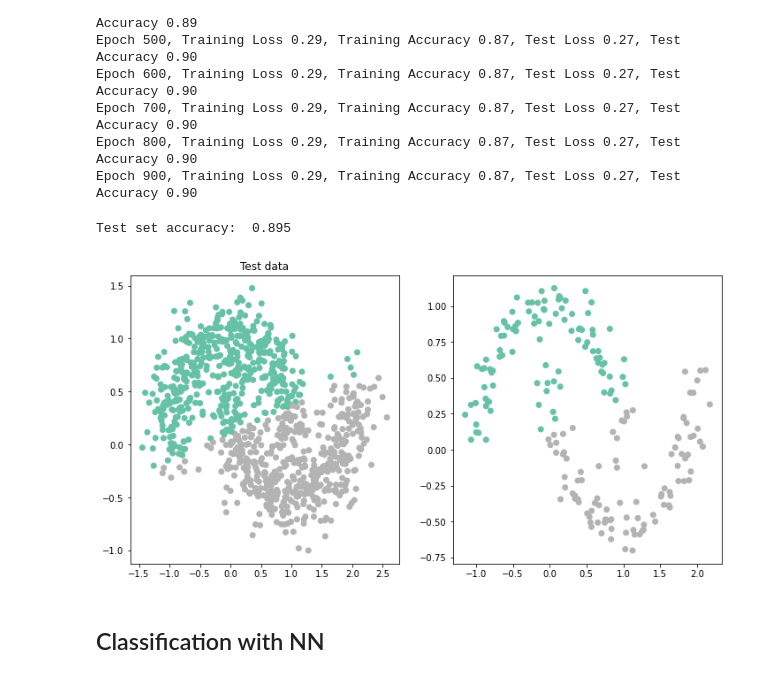
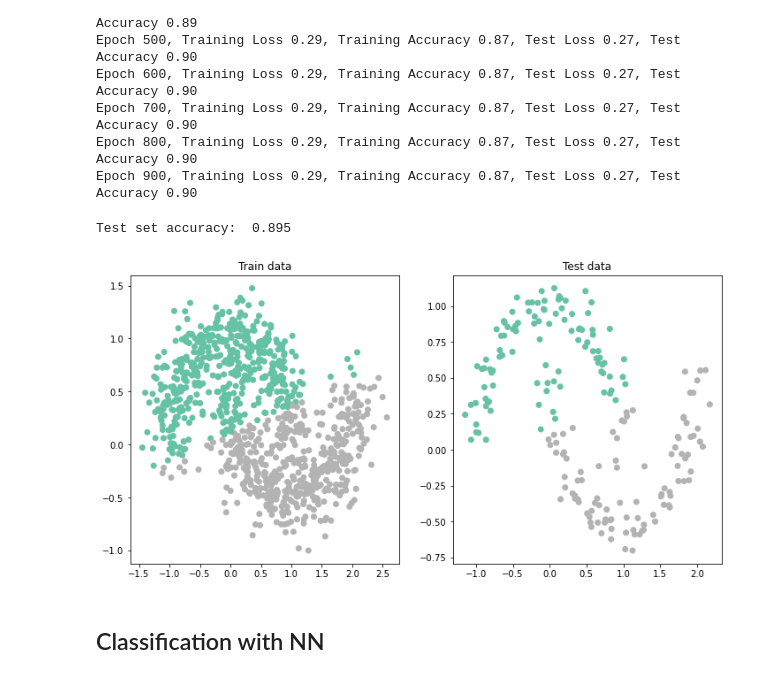
Before and after one commit to DIG-Kaust/MLgeoscience, a Jupyter notebook: labs/notebooks/BasicTorch/2_BasicPytorch.ipynb, the cells around one changed output. Saved outputs shown, nothing was run; the diff lists cells and outputs as text; code cells hidden in the pictures.

```diff
--- a/labs/notebooks/2_BasicPytorch.ipynb
+++ b/labs/notebooks/BasicTorch/2_BasicPytorch.ipynb
@@ -674,17 +678,17 @@ Epoch 900, Training Loss 0.29, Training Accuracy 0.87, Test Loss 0.27, Test Accu
 # %%
 network.eval()
 with torch.no_grad():
     a_train = network(X_train)
     a_test = network(X_test)
 print("Test set accuracy: ", accuracy_score(y_test, np.where(a_test[:, 0].numpy()>0.5, 1, 0)))
 fig, ax = plt.subplots(1, 2, figsize=(12, 6))
 ax[0].scatter(X_train[:, 0], X_train[:, 1], c=np.where(a_train[:, 0].numpy()>0.5, 1, 0), cmap='Set2')
 ax[0].set_title('Train data')
 ax[1].scatter(X_test[:, 0], X_test[:, 1], c=np.where(a_test[:, 0].numpy()>0.5, 1, 0), cmap='Set2')
-ax[0].set_title('Test data');
+ax[1].set_title('Test data');
 # %% [output]
 Test set accuracy:  0.895
-[figure, old version]
+[figure, new version]
 # %% [markdown]
 ## Classification with NN
 # %% [markdown]
```
Also changed, not shown: parts of 13 cells of this notebook, 3 other files.
